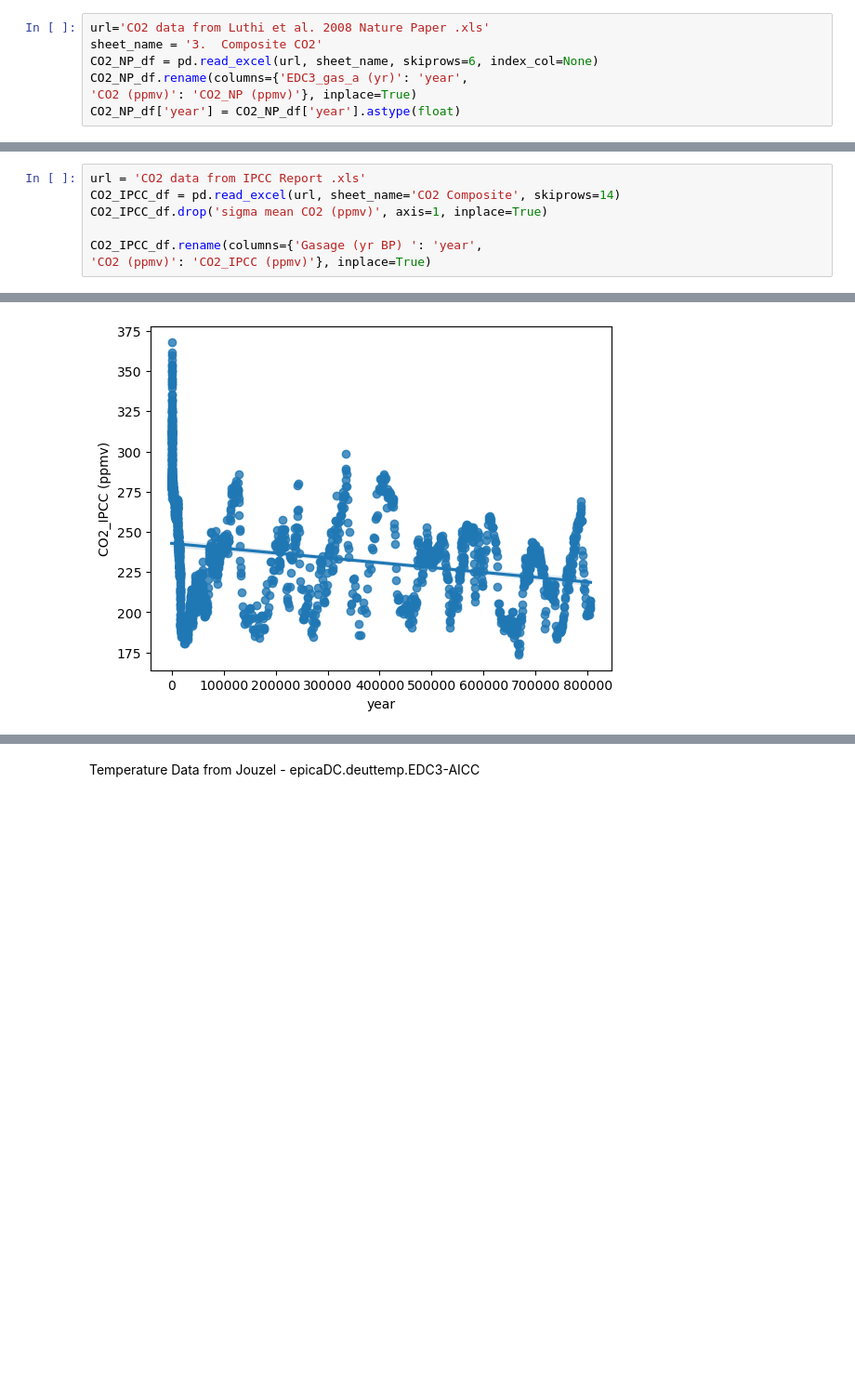
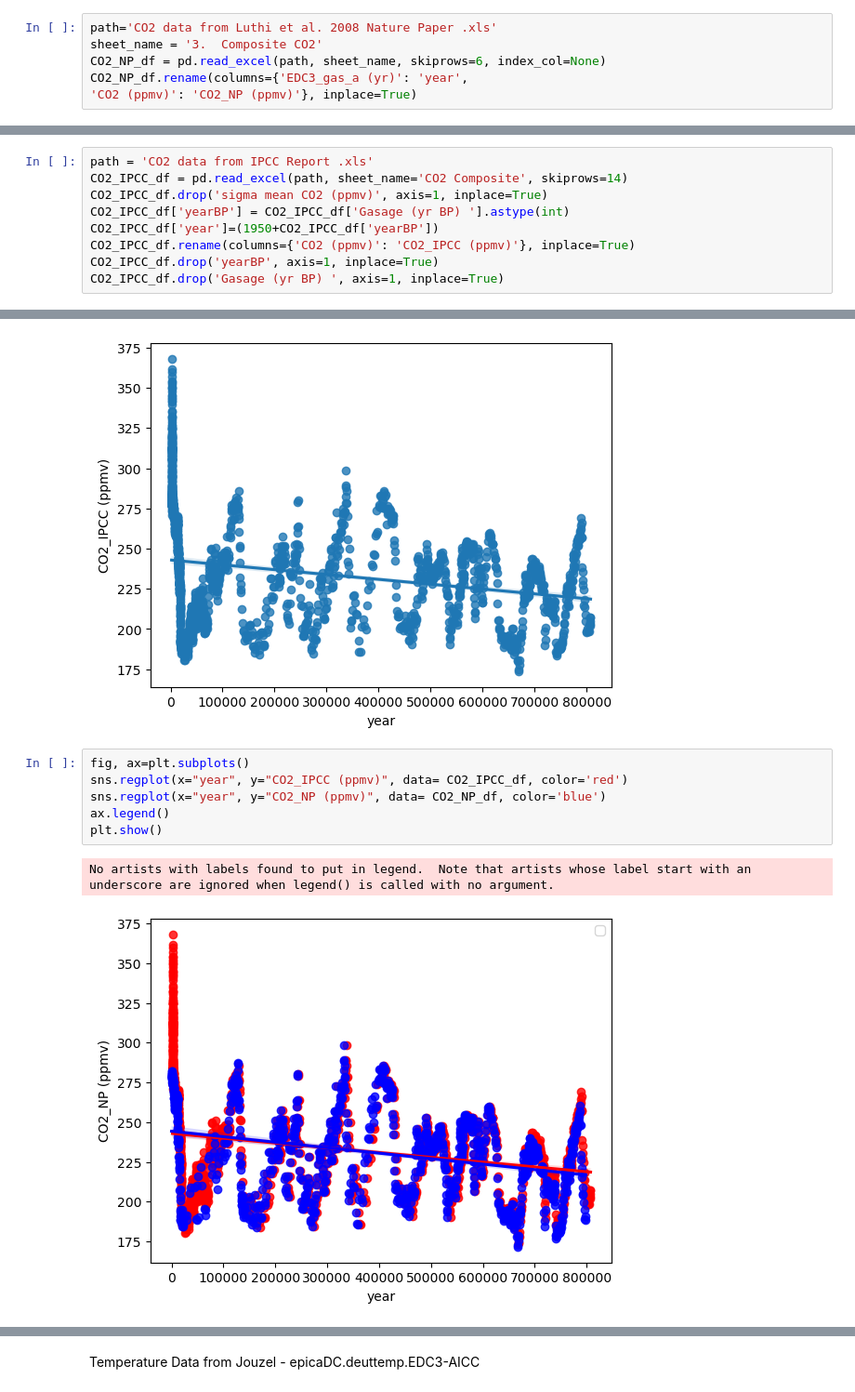
Before and after one commit to OlgaKnut/Programming-for-Data-Analysis-Project-2, a Jupyter notebook: pfda_project_2.ipynb, the cells around one changed output, grey strips where cells are left out. Shown at 93% size. Drawn from its saved outputs; the diff is of its cells as text; blank space fills up the shorter version.

```diff
--- a/pfda_project_2.ipynb
+++ b/pfda_project_2.ipynb
@@ -11,10 +18,9 @@ CO2 data from Luthi et al. 2008 Nature Paper
 # %%
-url='CO2 data from Luthi et al. 2008 Nature Paper .xls'
+path='CO2 data from Luthi et al. 2008 Nature Paper .xls'
 sheet_name = '3.  Composite CO2'
-CO2_NP_df = pd.read_excel(url, sheet_name, skiprows=6, index_col=None)
+CO2_NP_df = pd.read_excel(path, sheet_name, skiprows=6, index_col=None)
 CO2_NP_df.rename(columns={'EDC3_gas_a (yr)': 'year',
 'CO2 (ppmv)': 'CO2_NP (ppmv)'}, inplace=True)
-CO2_NP_df['year'] = CO2_NP_df['year'].astype(float)
 # %%
 
 print(CO2_NP_df.head())
@@ -48,10 +70,12 @@ CO2 data from IPCC Report
 # %%
-url = 'CO2 data from IPCC Report .xls'
-CO2_IPCC_df = pd.read_excel(url, sheet_name='CO2 Composite', skiprows=14)
+path = 'CO2 data from IPCC Report .xls'
+CO2_IPCC_df = pd.read_excel(path, sheet_name='CO2 Composite', skiprows=14)
 CO2_IPCC_df.drop('sigma mean CO2 (ppmv)', axis=1, inplace=True)
-
-CO2_IPCC_df.rename(columns={'Gasage (yr BP) ': 'year',
-'CO2 (ppmv)': 'CO2_IPCC (ppmv)'}, inplace=True)
+CO2_IPCC_df['yearBP'] = CO2_IPCC_df['Gasage (yr BP) '].astype(int)
+CO2_IPCC_df['year']=(1950+CO2_IPCC_df['yearBP'])
+CO2_IPCC_df.rename(columns={'CO2 (ppmv)': 'CO2_IPCC (ppmv)'}, inplace=True)
+CO2_IPCC_df.drop('yearBP', axis=1, inplace=True)
+CO2_IPCC_df.drop('Gasage (yr BP) ', axis=1, inplace=True)
 # %%
 print(CO2_IPCC_df.head())
 print("------")
@@ -76,3 +100,12 @@ sns.regplot(x="year", y="CO2_IPCC (ppmv)", data= CO2_IPCC_df)
 plt.show()
 # %% [output]
 [figure]
+# %%
+fig, ax=plt.subplots()
+sns.regplot(x="year", y="CO2_IPCC (ppmv)", data= CO2_IPCC_df, color='red')
+sns.regplot(x="year", y="CO2_NP (ppmv)", data= CO2_NP_df, color='blue')
+ax.legend()
+plt.show()
+# %% [output]
+No artists with labels found to put in legend.  Note that artists whose label start with an underscore are ignored when legend() is called with no argument.
+[figure, added]
```
Also changed, not shown: parts of 43 cells of this notebook, 3 other files.
